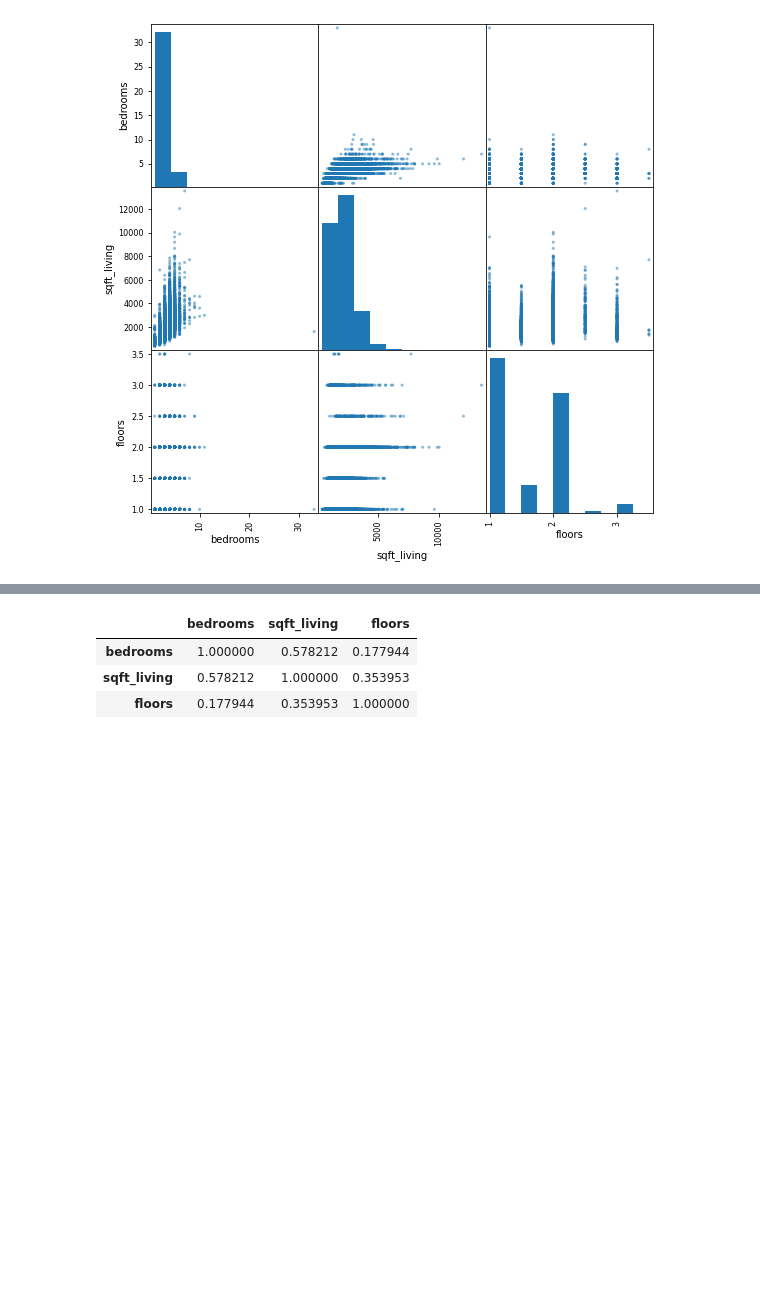
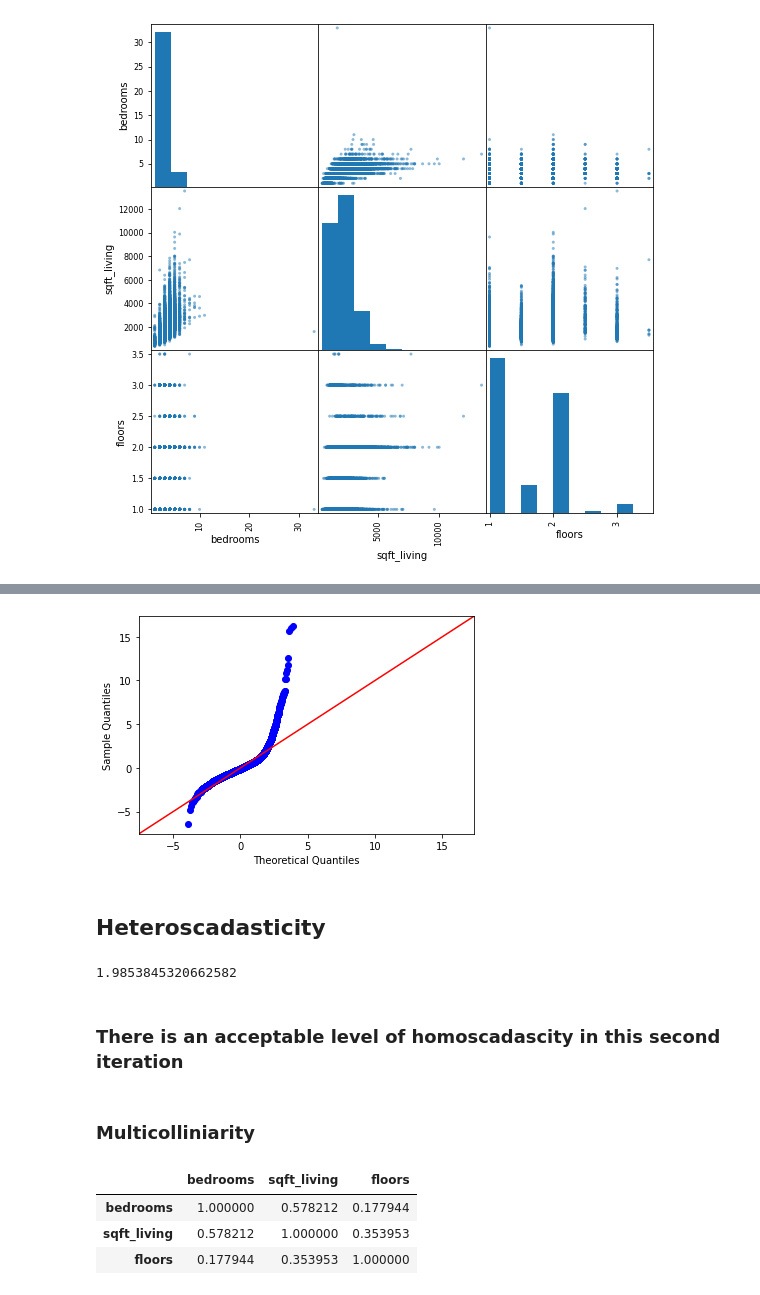
Before and after one commit to morty802/Intergenerational-Familes-in-King-County, a Jupyter notebook: King County Analysis.ipynb, the cells around one changed output, grey strips where cells are left out. Drawn from its saved outputs; the diff is of its cells as text; code cells hidden in the pictures; blank space fills up the shorter version.

```diff
--- a/King County Analysis.ipynb
+++ b/King County Analysis.ipynb
@@ -400,5 +209,0 @@ cond_dummies = pd.get_dummies(df['condition'], prefix='cond', drop_first=True)
-# %%
-data = df.drop(['grade','yr_renovated','condition'], axis=1)
-# %%
-data = pd.concat([data, grd_dummies, ren_dummies, cond_dummies], axis=1)
-data.head()
@@ -413,2 +209,0 @@ data.head()
-# %%
-data = df.drop([])
@@ -429,0 +246,7 @@ plt.show()
+# %%
+outcome = 'price'
+x_cols = ['bedrooms', 'sqft_living', 'floors']
+predictors = '+'.join(x_cols)
+formula = outcome + '~' + predictors
+model = ols(formula=formula, data=data).fit()
+print(model.summary())
@@ -430,3 +290,19 @@ plt.show()
+# %%
+residuals2 = model.resid
+fig2 = sm.graphics.qqplot(residuals, line='45', fit=True);
+# %% [output]
+[figure, added]
+# %% [markdown]
+## Heteroscadasticity
+# %%
+from statsmodels.stats.stattools import durbin_watson
+durbin_watson(model.resid)
+# %% [output]
+1.9853845320662582
+# %% [markdown]
+### There is an acceptable level of homoscadascity in this second iteration
+# %% [markdown]
+### Multicolliniarity
 # %%
 data_pred.corr()
 # %% [output]
```
Also changed, not shown: parts of 73 cells of this notebook, 3 other files.
